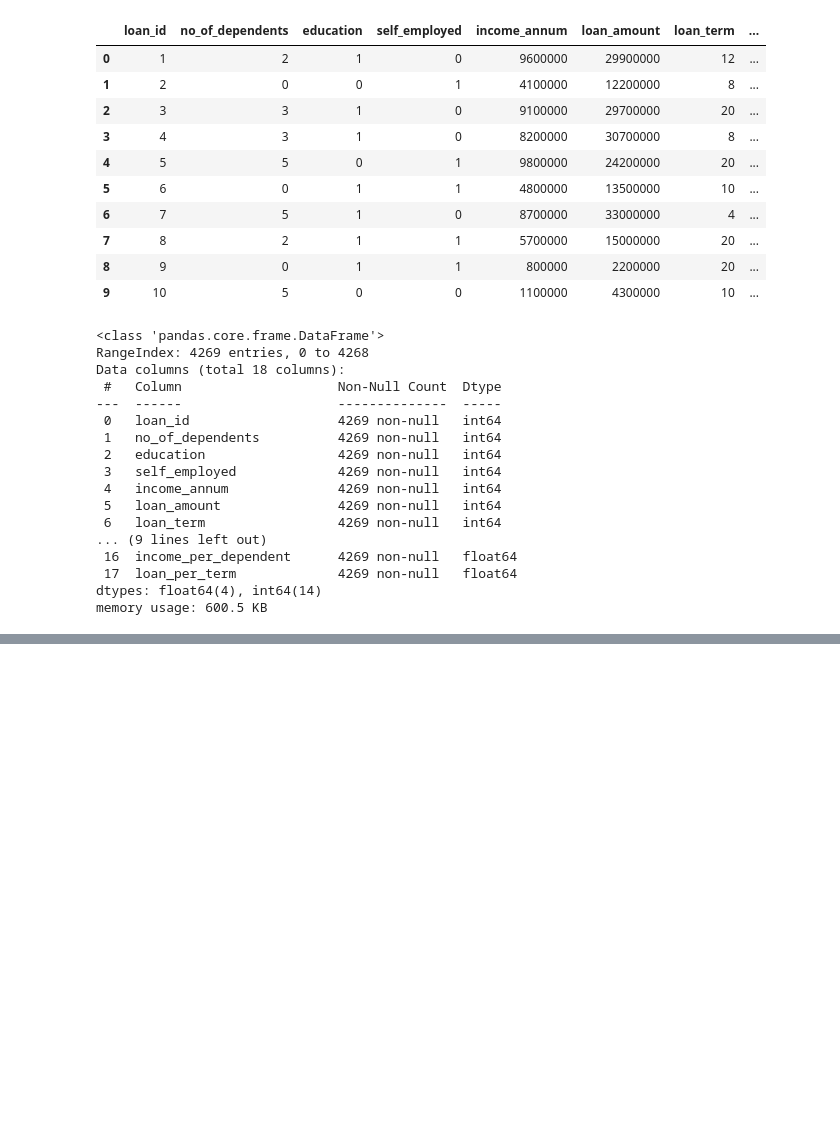
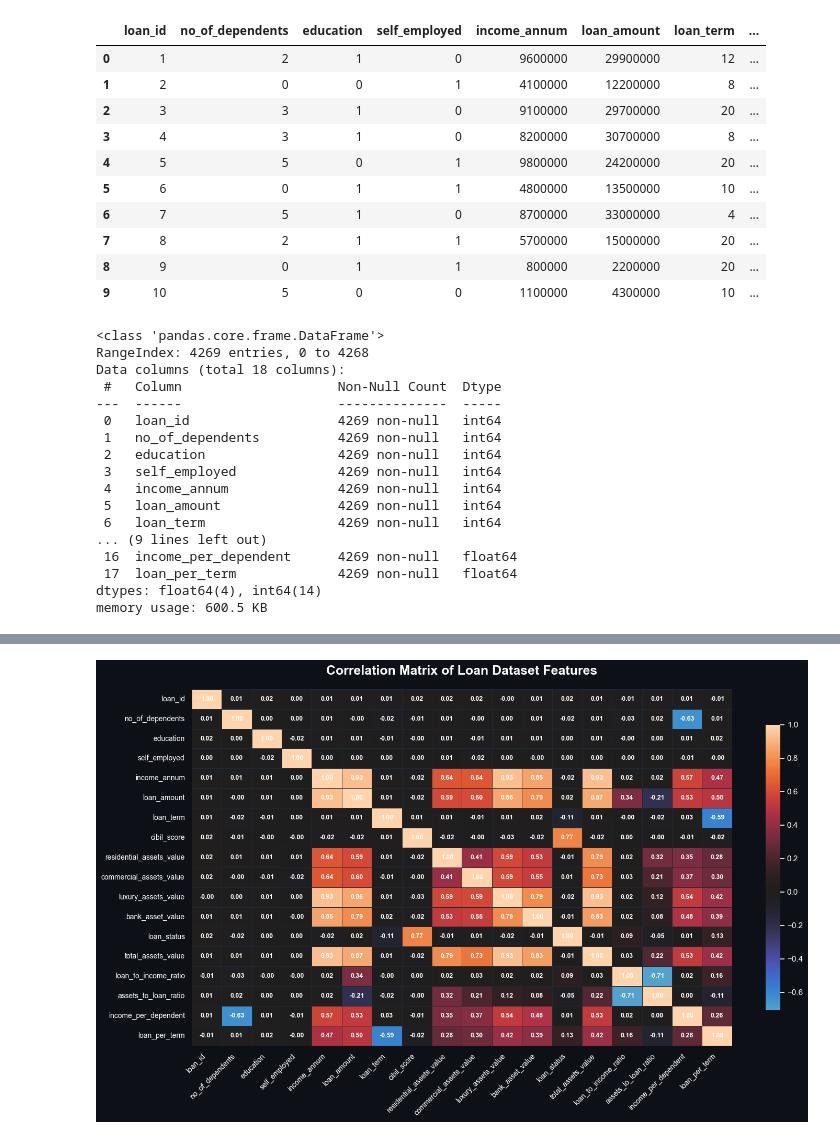
Before and after one commit to X6K18/Loan-Approval-Prediction-Datasets-Analysis, a Jupyter notebook: notebooks/04_train_models.ipynb, the cells around one changed output, grey strips where cells are left out. Cells and saved outputs as stored; diff of their text form; code cells hidden in the pictures; blank space fills up the shorter version.

```diff
--- a/notebooks/04_train_models.ipynb
+++ b/notebooks/04_train_models.ipynb
@@ -59,0 +310,93 @@ memory usage: 600.5 KB
+# %%
+# ==============================
+# DARK THEME STYLE
+# ==============================
+plt.style.use("dark_background")
+
+# ==============================
+# CREATE FIGURE
+# ==============================
+fig, ax = plt.subplots(figsize=(15, 9))
+
+# Background color
+fig.patch.set_facecolor('#0d1117')
+ax.set_facecolor('#0d1117')
+
+# ==============================
+# HEATMAP
+# ==============================
+heatmap = sns.heatmap(
+    corr_matrix,
+
+    annot=True,
+    fmt=".2f",
+
+    cmap='icefire',      # Better for dark theme
+    center=0,
+
+    linewidths=0.5,
+    linecolor='#1f2937',
+
+    cbar_kws={
+        "shrink": 0.8
+    },
+
+    annot_kws={
+        "color": "white",
+        "fontsize": 9,
+        "weight": "bold"
+    }
+)
+
+# ==============================
+# COLORBAR CUSTOMIZATION
+# ==============================
+cbar = heatmap.collections[0].colorbar
+
+cbar.ax.yaxis.set_tick_params(color='white')
+
+plt.setp(
+    plt.getp(cbar.ax.axes, 'yticklabels'),
+    color='white'
+)
+
+# ==============================
+# TITLES & LABELS
+# ==============================
+plt.title(
+    'Correlation Matrix of Loan Dataset Features',
+    fontsize=18,
+    weight='bold',
+    color='white',
+    pad=20
+)
+
+plt.xticks(
+    rotation=45,
+    ha='right',
+    fontsize=10,
+    color='white'
+)
+
+plt.yticks(
+    fontsize=10,
+    color='white'
+)
+
+# ==============================
+# REMOVE SPINES
+# ==============================
+for spine in ax.spines.values():
+    spine.set_visible(False)
+
+# ==============================
+# LAYOUT
+# ==============================
+plt.tight_layout()
+
+# ==============================
+# SHOW
+# ==============================
+plt.show()
+# %% [output]
+[figure, added]
```
Also changed, not shown: parts of 71 cells of this notebook, 4 other files.
